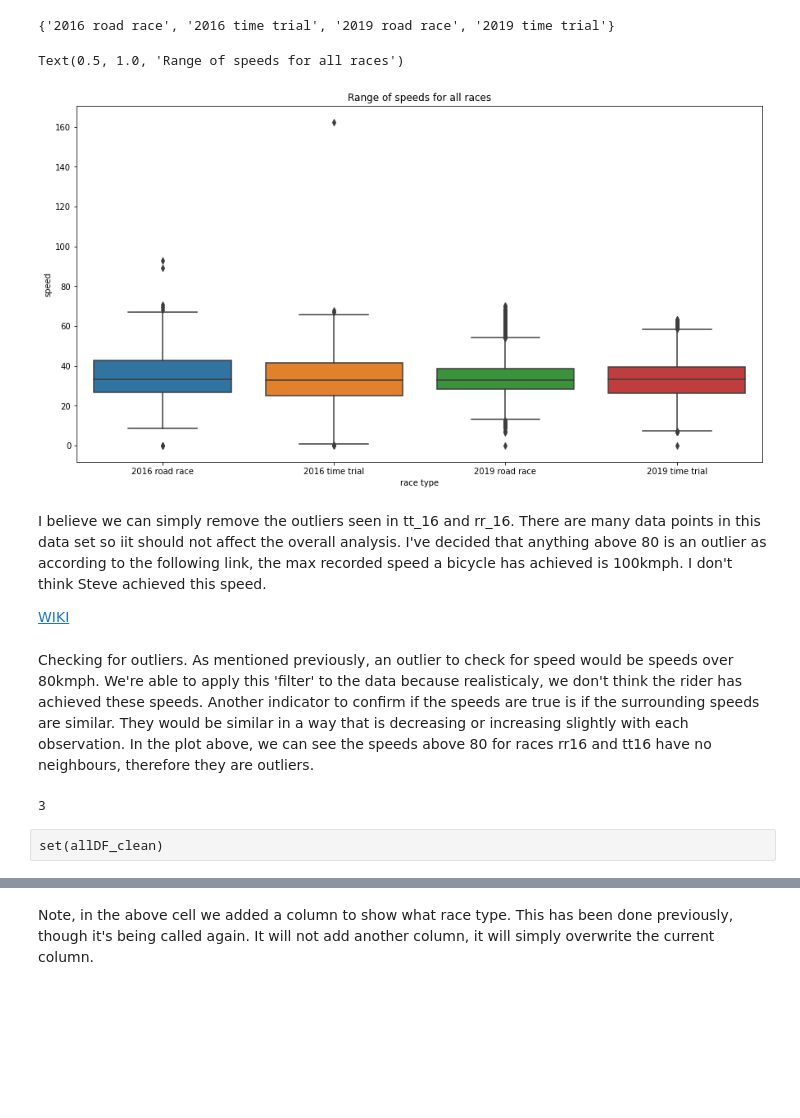
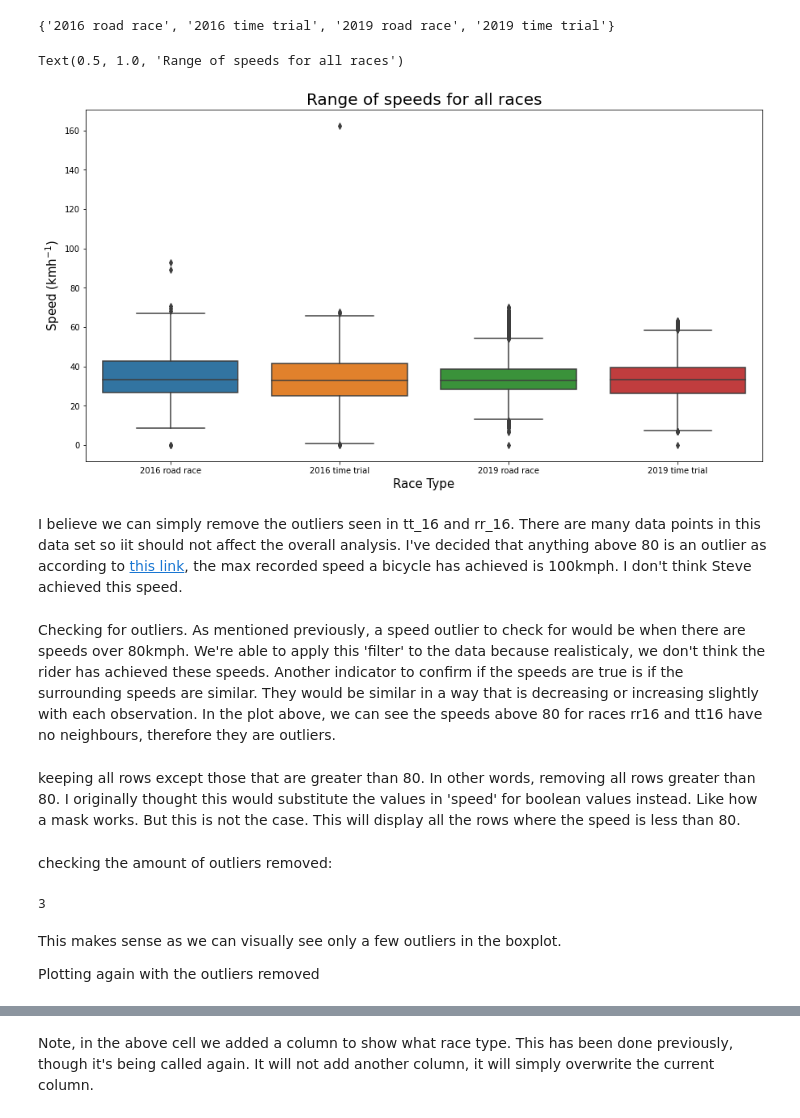
Before and after one commit to MQCOMP2200-S2-2021/Data-Science-Labs, a Jupyter notebook: Portfolio 1.ipynb, the cells around one changed output, grey strips where cells are left out. Cells and saved outputs as stored; diff of their text form; code cells hidden in the pictures; blank space fills up the shorter version.

```diff
--- a/Portfolio 1.ipynb
+++ b/Portfolio 1.ipynb
@@ -439,15 +425,18 @@ set(allDf['race type'])
 # %%
 plt.figure(figsize=(15,8))
 
-sns.boxplot(x='race type', y='speed', data= allDf)
-plt.title('Range of speeds for all races')
+ax= sns.boxplot(x='race type', y='speed', data= allDf)
+
+plt.xlabel('Race Type', size=15)
+plt.ylabel('Speed (kmh$^{-1}$)', size=15)
+plt.title('Range of speeds for all races', size=20)
 # %% [output]
 Text(0.5, 1.0, 'Range of speeds for all races')
-[figure, old version]
+[figure, new version]
 # %% [markdown]
-I believe we can simply remove the outliers seen in tt_16 and rr_16. There are many data points in this data set so iit should not affect the overall analysis. I've decided that anything above 80 is an outlier as according to the following link, the max recorded speed a bicycle has achieved is 100kmph. I don't think Steve achieved this speed.
-
-[WIKI](https://en.wikipedia.org/wiki/Bicycle_performance)
+I believe we can simply remove the outliers seen in tt_16 and rr_16. There are many data points in this data set so iit should not affect the overall analysis. I've decided that anything above 80 is an outlier as according to [this link](https://en.wikipedia.org/wiki/Bicycle_performance), the max recorded speed a bicycle has achieved is 100kmph. I don't think Steve achieved this speed.
 # %% [markdown]
-Checking for outliers. As mentioned previously, an outlier to check for speed would be speeds over 80kmph. We're able to apply this 'filter' to the data because realisticaly, we don't think the rider has achieved these speeds. Another indicator to confirm if the speeds are true is if the surrounding speeds are similar. They would be similar in a way that is decreasing or increasing slightly with each observation. In the plot above, we can see the speeds above 80 for races rr16 and tt16 have no neighbours, therefore they are outliers.
+Checking for outliers. As mentioned previously, a speed outlier to check for would be when there are speeds over 80kmph. We're able to apply this 'filter' to the data because realisticaly, we don't think the rider has achieved these speeds. Another indicator to confirm if the speeds are true is if the surrounding speeds are similar. They would be similar in a way that is decreasing or increasing slightly with each observation. In the plot above, we can see the speeds above 80 for races rr16 and tt16 have no neighbours, therefore they are outliers.
+# %% [markdown]
+keeping all rows except those that are greater than 80. In other words, removing all rows greater than 80. I originally thought this would substitute the values in 'speed' for boolean values instead. Like how a mask works. But this is not the case. This will display all the rows where the speed is less than 80.
 # %%
@@ -461,4 +448,6 @@ rr16_clean = rr16[rr16['speed'] < 80]
 tt16_clean = tt16[tt16['speed'] < 80]
 rr19_clean = rr19[rr19['speed'] < 80]
 tt19_clean = tt19[tt19['speed'] < 80]
+# %% [markdown]
+checking the amount of outliers removed:
 # %%
@@ -467,6 +454,8 @@ tt19_clean = tt19[tt19['speed'] < 80]
 allDf.shape[0] - allDf_clean.shape[0]
 # %% [output]
 3
-# %% [raw]
-set(allDF_clean)
+# %% [markdown]
+This makes sense as we can visually see only a few outliers in the boxplot.
+
+Plotting again with the outliers removed
 # %%
```
Also changed, not shown: parts of 162 cells of this notebook, 1 other file.
